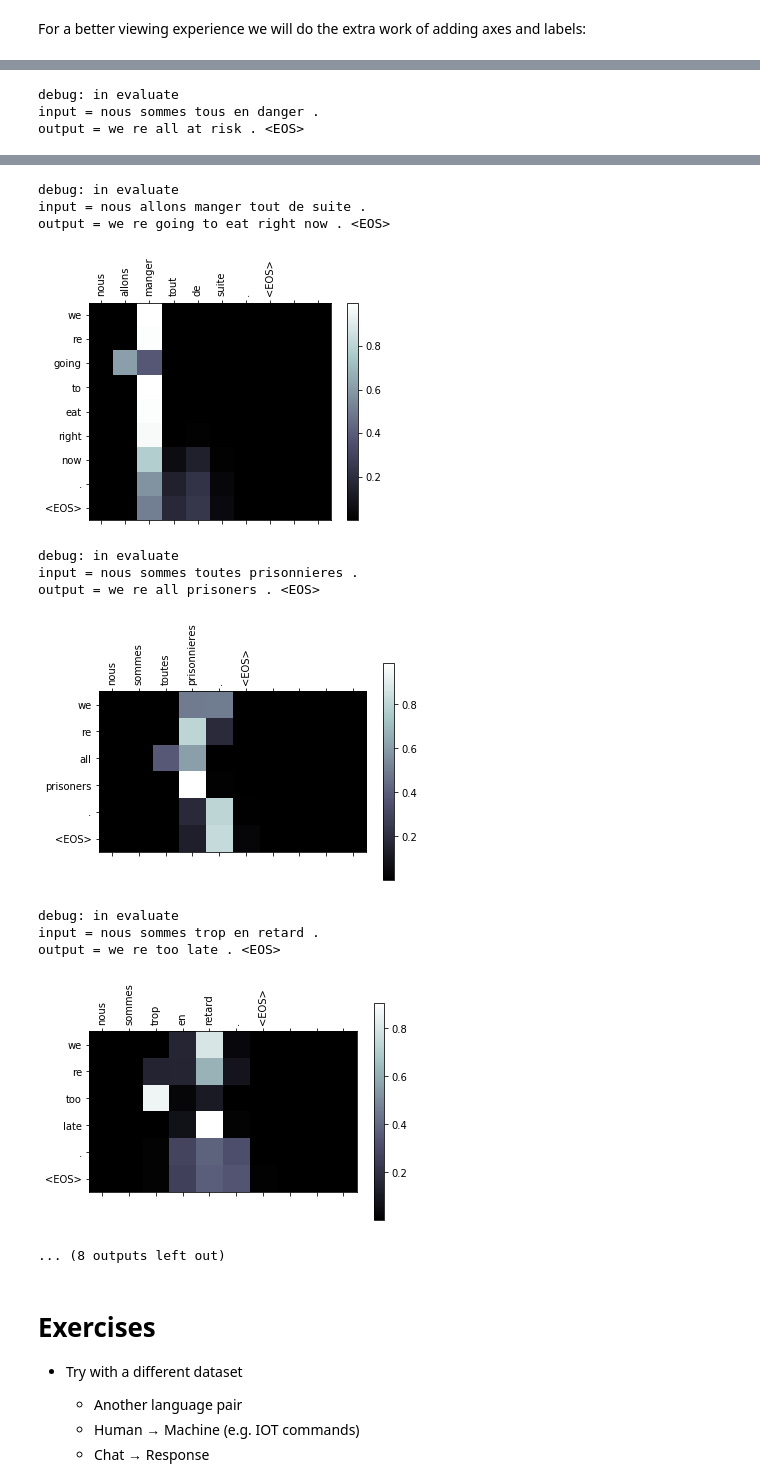
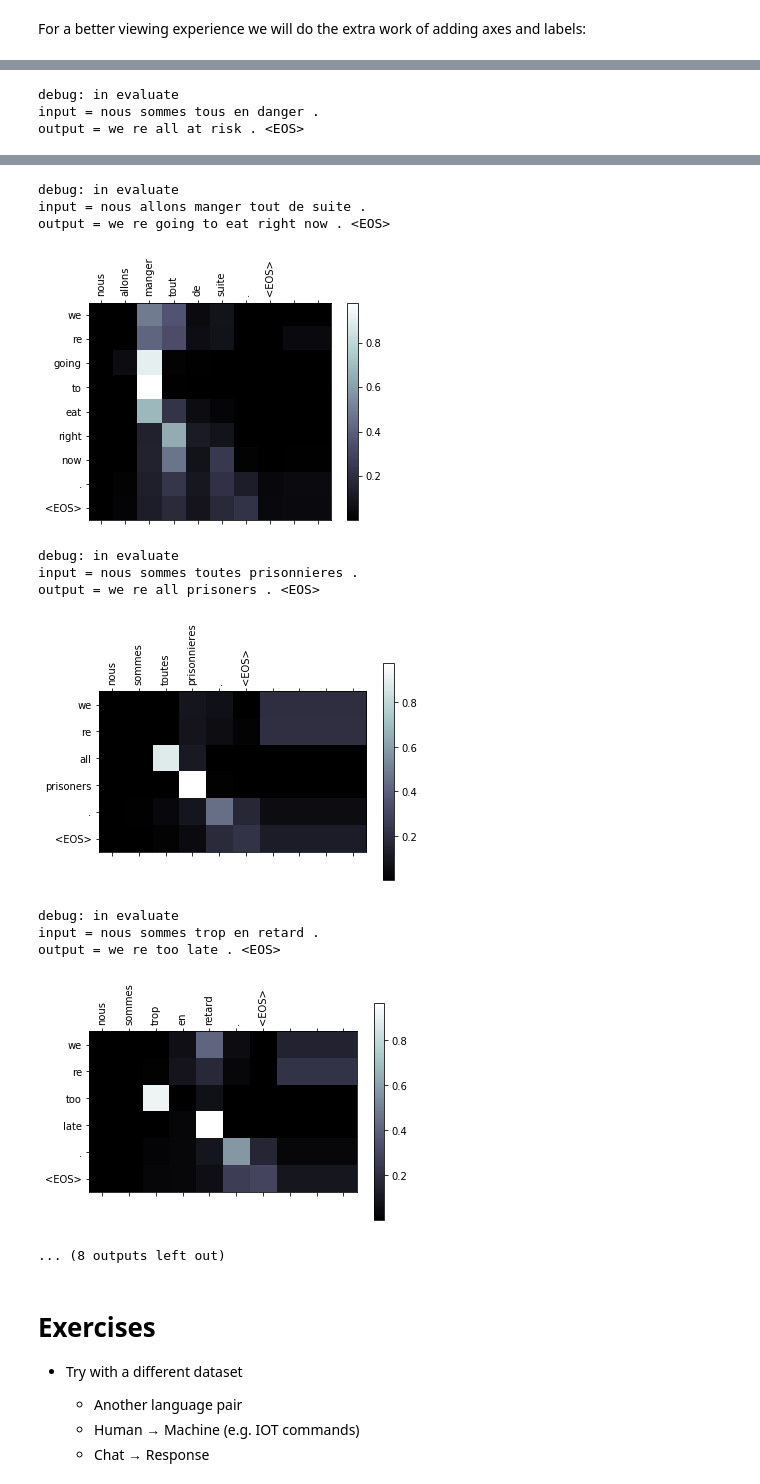
Before and after one commit to ananthsankar/seq2seq_attention, a Jupyter notebook: seq2seq_translation_tutorial-usf.ipynb, the cells around one changed output, grey strips where cells are left out. Cells and saved outputs as stored; diff of their text form; code cells hidden in the pictures.

Commit message:
Update seq2seq_translation_tutorial-usf.ipynb
Renamed WgtDot to Multiplicative

```diff
--- a/seq2seq_translation_tutorial-usf.ipynb
+++ b/seq2seq_translation_tutorial-usf.ipynb
@@ -712,7 +715,7 @@ The whole training process looks like this:
 Then we call ``train`` many times and occasionally print the progress (%
 of examples, time so far, estimated time) and average loss.
 # %%
-def trainIters(encoder, decoder, n_iters, print_every=1000, plot_every=100, learning_rate=0.01):
+def trainIters(encoder, decoder, n_iters, print_every=1000, plot_every=100, learning_rate=0.01, attention=True):
     start = time.time()
     plot_losses = []
     print_loss_total = 0  # Reset every print_every
@@ -735,7 +738,7 @@ def trainIters(encoder, decoder, n_iters, print_every=1000, plot_every=100, lear
         target_tensor = training_pair[1]
 
         loss = train(input_tensor, target_tensor, encoder,
-                     decoder, encoder_optimizer, decoder_optimizer, criterion)
+                     decoder, encoder_optimizer, decoder_optimizer, criterion, attention=attention)
         print_loss_total += loss
         plot_loss_total += loss
         #print('debug: in trainIters')
@@ -782,7 +785,7 @@ Every time it predicts a word we add it to the output string, and if it
 predicts the EOS token we stop there. We also store the decoder's
 attention outputs for display later.
 # %%
-def evaluate(encoder, decoder, sentence, max_length=MAX_LENGTH):
+def evaluate(encoder, decoder, sentence, max_length=MAX_LENGTH, attention=True):
     print('debug: in evaluate')
     # set in eval mode so that dropout does not cause random outputs in decoding
     decoder = decoder.eval()
@@ -800,17 +803,21 @@ def evaluate(encoder, decoder, sentence, max_length=MAX_LENGTH):
 
         decoder_input = torch.tensor([[SOS_token]], device=device)  # SOS
 
-        #decoder_hidden = encoder_hidden
-        decoder_hidden = decoder.initHidden()
+        decoder_hidden = encoder_hidden
+        #decoder_hidden = decoder.initHidden()
         #decoder_hidden = encoder_outputs[0].unsqueeze(0).unsqueeze(0)
 
         decoded_words = []
         decoder_attentions = torch.zeros(max_length, max_length)
 
         for di in range(max_length):
-            decoder_output, decoder_hidden, decoder_attention = decoder(
-                decoder_input, decoder_hidden, encoder_outputs)
-            decoder_attentions[di] = decoder_attention.data
+            if attention:
+                decoder_output, decoder_hidden, decoder_attention = decoder(
+                    decoder_input, decoder_hidden, encoder_outputs)
+                decoder_attentions[di] = decoder_attention.data
+            else:
+                decoder_output, decoder_hidden = decoder(decoder_input, decoder_hidden)
+
             topv, topi = decoder_output.data.topk(1)
             if topi.item() == EOS_token:
                 decoded_words.append('<EOS>')
@@ -865,10 +872,11 @@ reasonable results.
 # %%
 hidden_size = 256
 encoder1 = EncoderRNN(input_lang.n_words, hidden_size).to(device)
-attn_decoder1 = AttnAdditive2DecoderRNN(hidden_size, output_lang.n_words, dropout_p=0.1).to(device)
+decoder1 = AttnMultiplicativeDecoderRNN(hidden_size, output_lang.n_words, dropout_p=0.1).to(device)
+#decoder1 = DecoderRNN(hidden_size, output_lang.n_words).to(device)
 
 #encoder1.load_state_dict(torch.load('encoder_params'))
-#attn_decoder1.load_state_dict(torch.load('decoder_params'))
-trainIters(encoder1, attn_decoder1, 25000, print_every=1000, learning_rate = 0.01)
+#decoder1.load_state_dict(torch.load('decoder_params'))
+trainIters(encoder1, decoder1, 25000, print_every=1000, learning_rate = 0.01, attention = True)
 torch.save(encoder1.state_dict(), 'encoder_params')
-torch.save(attn_decoder1.state_dict(), 'decoder_params')
+torch.save(decoder1.state_dict(), 'decoder_params')
@@ -930,7 +936,7 @@ displayed as a matrix, with the columns being input steps and rows being
 output steps:
 # %%
 output_words, attentions = evaluate(
-    encoder1, attn_decoder1, "nous sommes des nouvelles venues .")
+    encoder1, decoder1, "nous sommes des nouvelles venues .")
 plt.matshow(attentions.numpy())
 # %% [output]
 debug: in evaluate
@@ -960,7 +966,7 @@ def showAttention(input_sentence, output_words, attentions):
 
 def evaluateAndShowAttention(input_sentence):
     output_words, attentions = evaluate(
-        encoder1, attn_decoder1, input_sentence)
+        encoder1, decoder1, input_sentence)
     print('input =', input_sentence)
     print('output =', ' '.join(output_words))
     showAttention(input_sentence, output_words, attentions)
@@ -994,15 +1000,15 @@ output = we re all at risk . <EOS>
 debug: in evaluate
 input = nous allons manger tout de suite .
 output = we re going to eat right now . <EOS>
-[figure, old version]
+[figure, new version]
 debug: in evaluate
 input = nous sommes toutes prisonnieres .
 output = we re all prisoners . <EOS>
-[figure, old version]
+[figure, new version]
 debug: in evaluate
 input = nous sommes trop en retard .
 output = we re too late . <EOS>
-[figure, old version]
+[figure, new version]
 ... (8 outputs left out)
 # %% [markdown]
 Exercises
```
Also changed, not shown: parts of 8 cells of this notebook.
